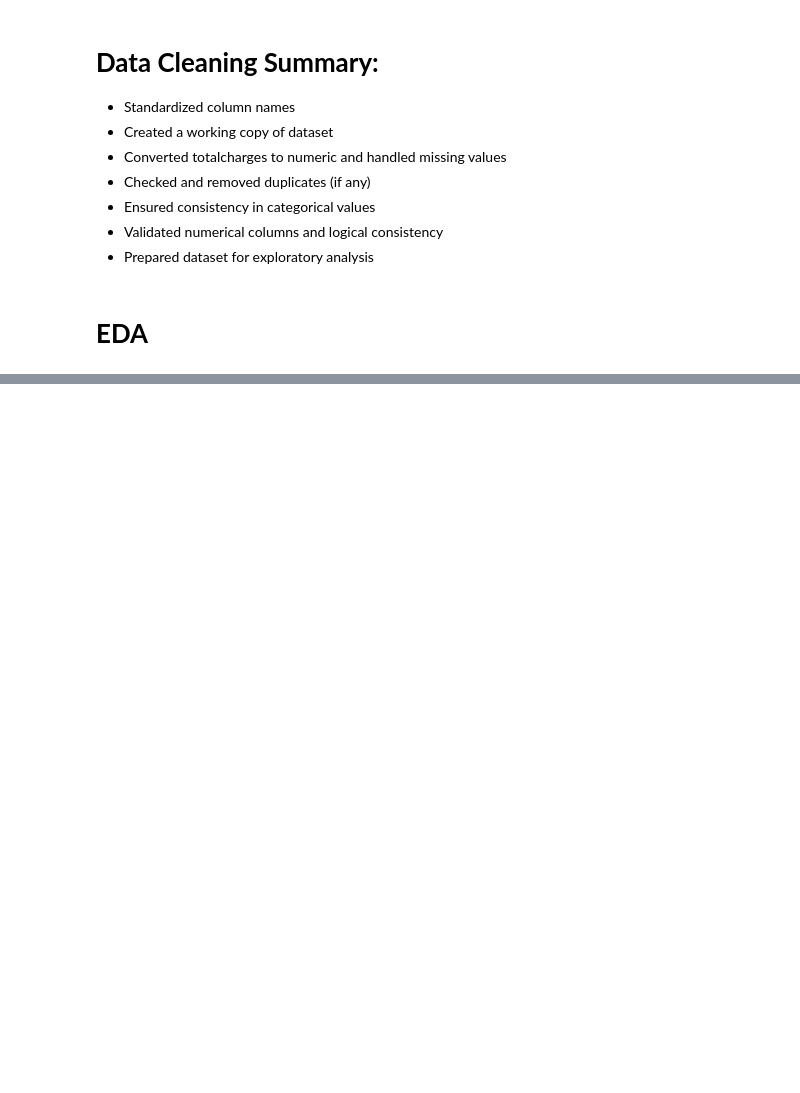
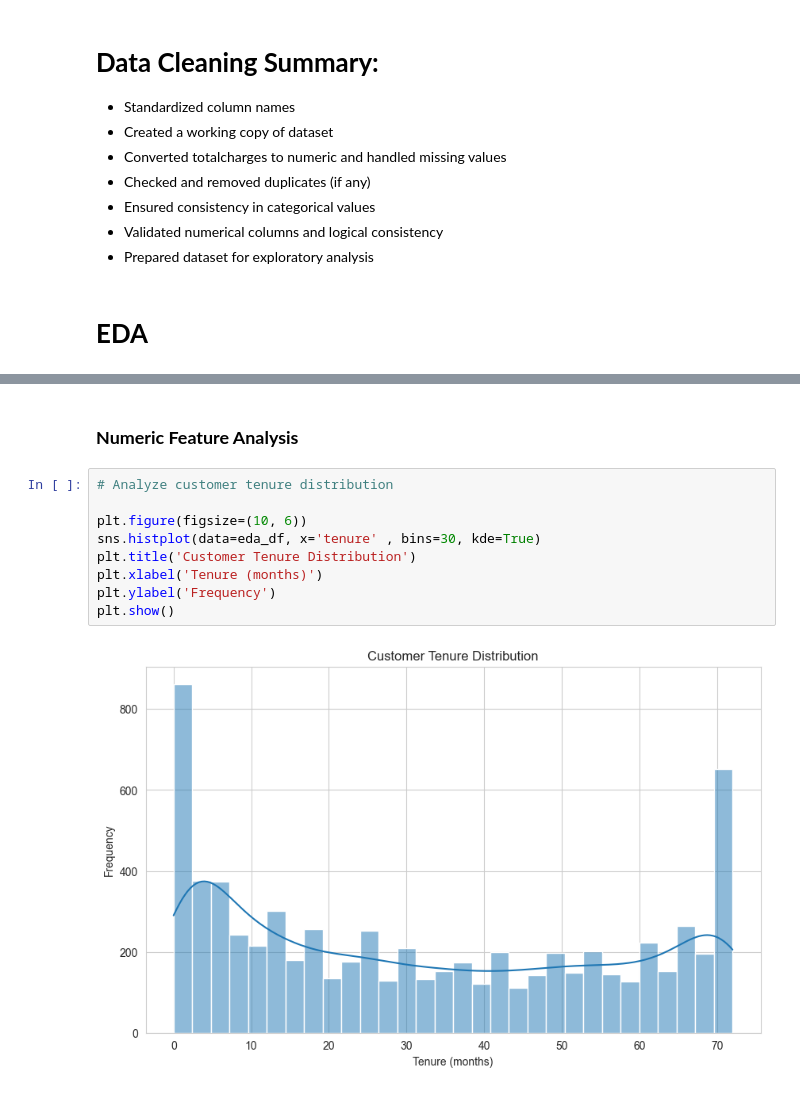
Before and after one commit to davidmba819/Customer-churn-ML, a Jupyter notebook: notebooks/EDA.ipynb, the cells around one changed output, grey strips where cells are left out. Cells and saved outputs as stored; diff of their text form; blank space fills up the shorter version.

```diff
--- a/notebooks/EDA.ipynb
+++ b/notebooks/EDA.ipynb
@@ -212,0 +249,13 @@ error: failed to push some refs to 'https://github.com/davidmba819/Customer-chur
+# %% [markdown]
+### **Numeric Feature Analysis**
+# %%
+# Analyze customer tenure distribution
+
+plt.figure(figsize=(10, 6))
+sns.histplot(data=eda_df, x='tenure' , bins=30, kde=True)
+plt.title('Customer Tenure Distribution')
+plt.xlabel('Tenure (months)')
+plt.ylabel('Frequency')
+plt.show()
+# %% [output]
+[figure, added]
```
Also changed, not shown: parts of 33 cells of this notebook.
